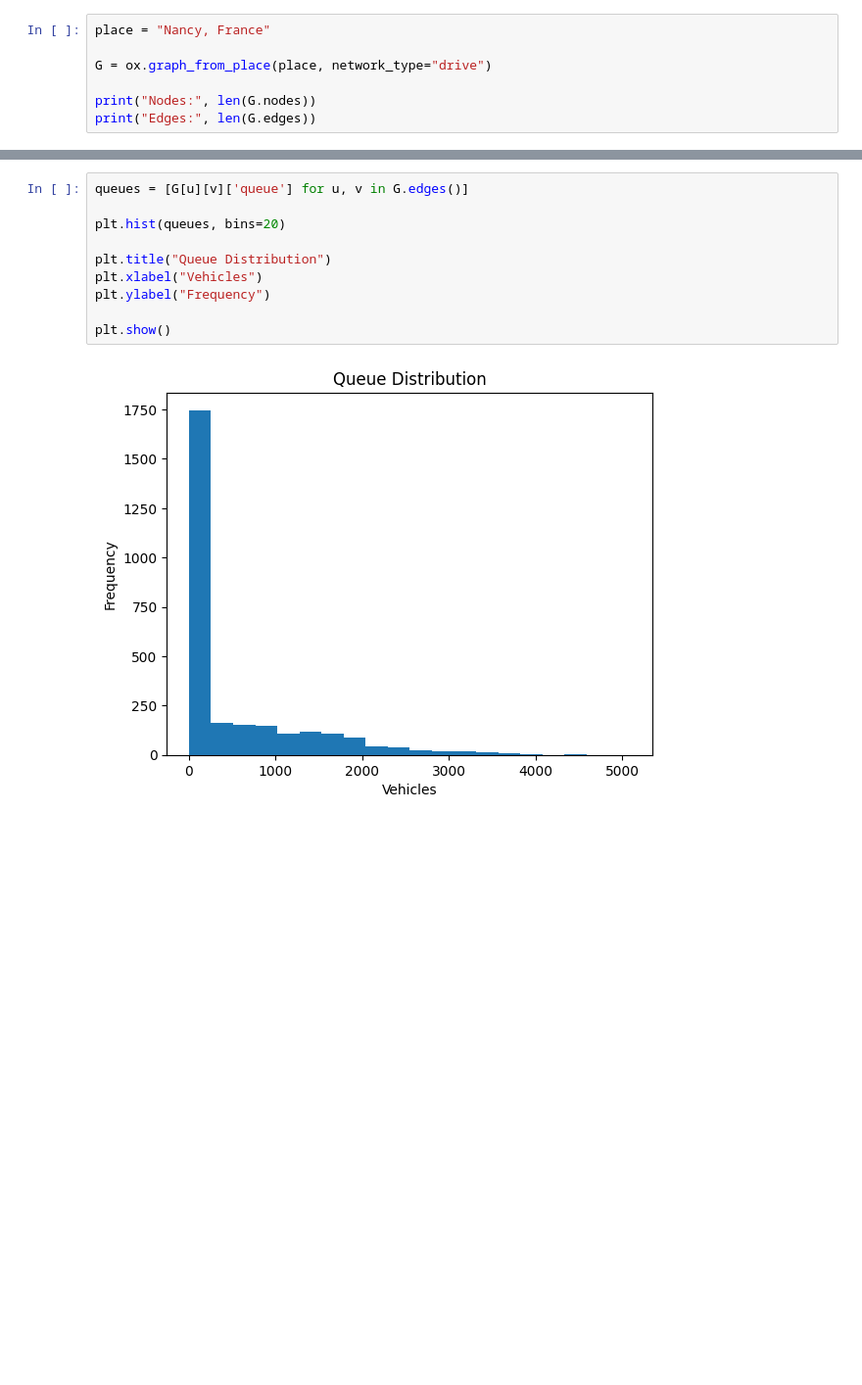
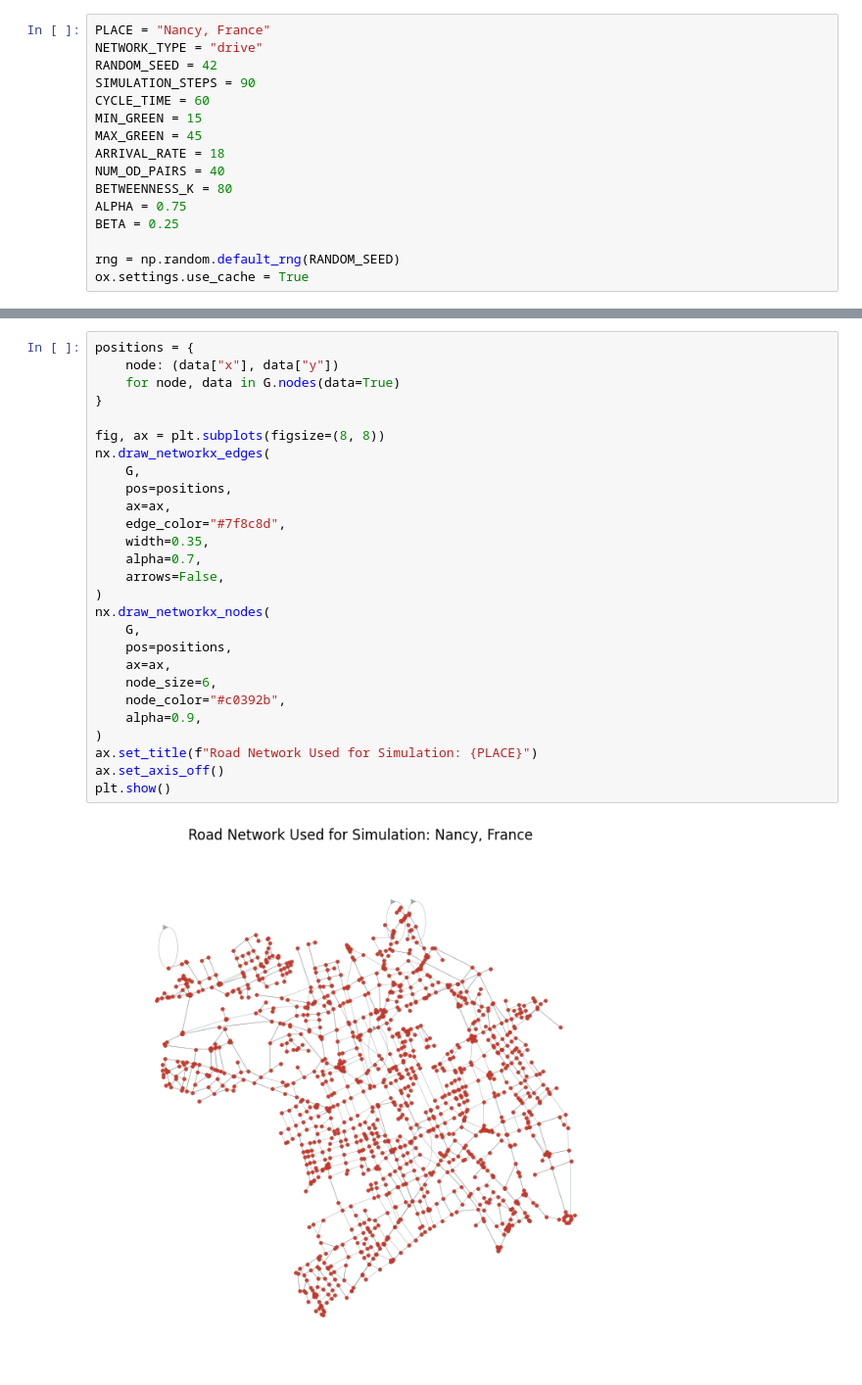
Before and after one commit to Dhairya0531/Complex_Network, a Jupyter notebook: main.ipynb, the cells around one changed output, grey strips where cells are left out. Shown at 98% size. Drawn from its saved outputs; the diff is of its cells as text; blank space fills up the shorter version.

```diff
--- a/main.ipynb
+++ b/main.ipynb
@@ -7,7 +10,16 @@ import matplotlib.pyplot as plt
 # %%
-place = "Nancy, France"
+PLACE = "Nancy, France"
+NETWORK_TYPE = "drive"
+RANDOM_SEED = 42
+SIMULATION_STEPS = 90
+CYCLE_TIME = 60
+MIN_GREEN = 15
+MAX_GREEN = 45
+ARRIVAL_RATE = 18
+NUM_OD_PAIRS = 40
+BETWEENNESS_K = 80
+ALPHA = 0.75
+BETA = 0.25
 
-G = ox.graph_from_place(place, network_type="drive")
-
-print("Nodes:", len(G.nodes))
-print("Edges:", len(G.edges))
+rng = np.random.default_rng(RANDOM_SEED)
+ox.settings.use_cache = True
@@ -178,12 +376,29 @@ plt.show()
 # %%
-queues = [G[u][v]['queue'] for u, v in G.edges()]
+positions = {
+    node: (data["x"], data["y"])
+    for node, data in G.nodes(data=True)
+}
 
-plt.hist(queues, bins=20)
-
-plt.title("Queue Distribution")
-plt.xlabel("Vehicles")
-plt.ylabel("Frequency")
-
+fig, ax = plt.subplots(figsize=(8, 8))
+nx.draw_networkx_edges(
+    G,
+    pos=positions,
+    ax=ax,
+    edge_color="#7f8c8d",
+    width=0.35,
+    alpha=0.7,
+    arrows=False,
+)
+nx.draw_networkx_nodes(
+    G,
+    pos=positions,
+    ax=ax,
+    node_size=6,
+    node_color="#c0392b",
+    alpha=0.9,
+)
+ax.set_title(f"Road Network Used for Simulation: {PLACE}")
+ax.set_axis_off()
 plt.show()
 # %% [output]
-[figure, old version]
+[figure, new version]
```
Also changed, not shown: parts of 15 cells of this notebook.
